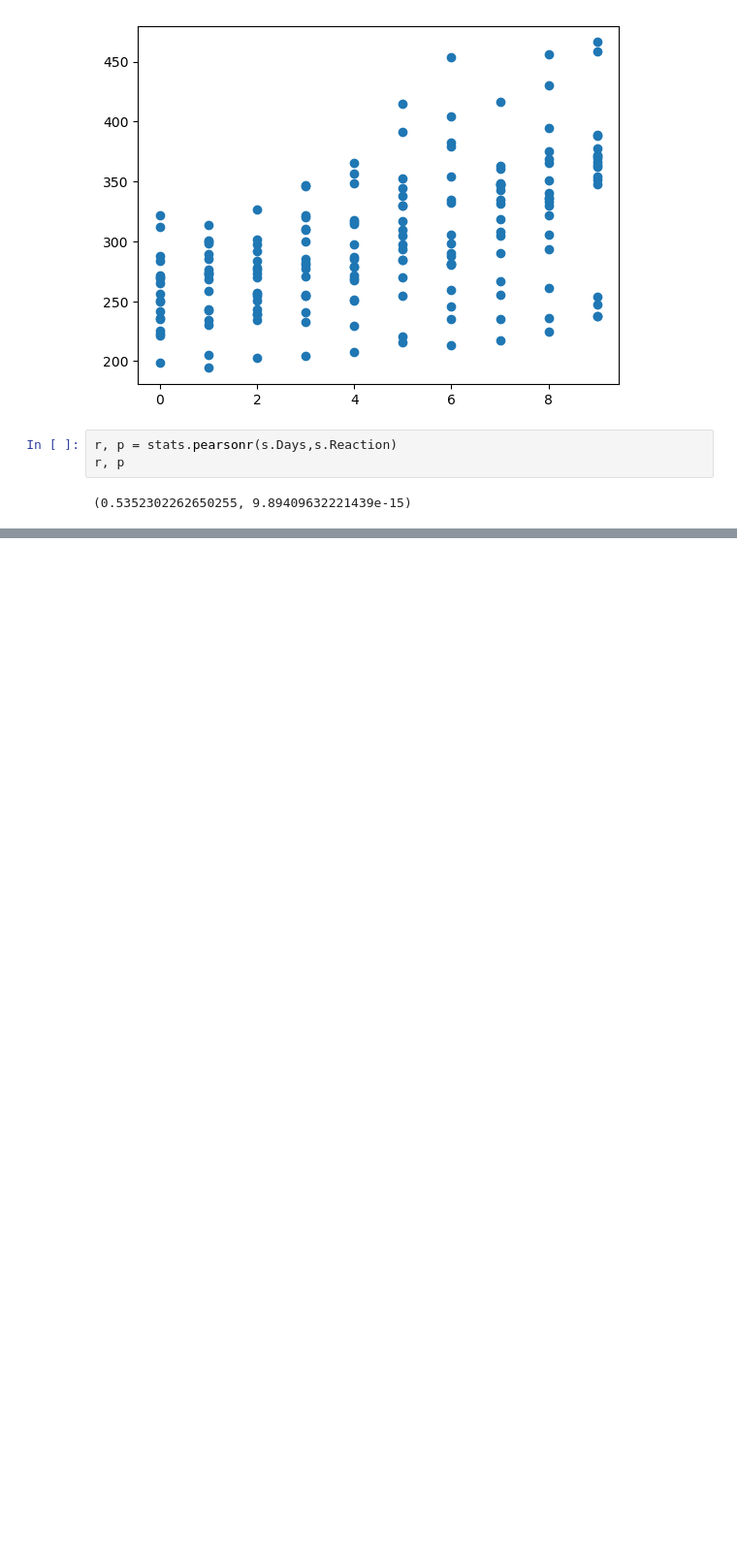
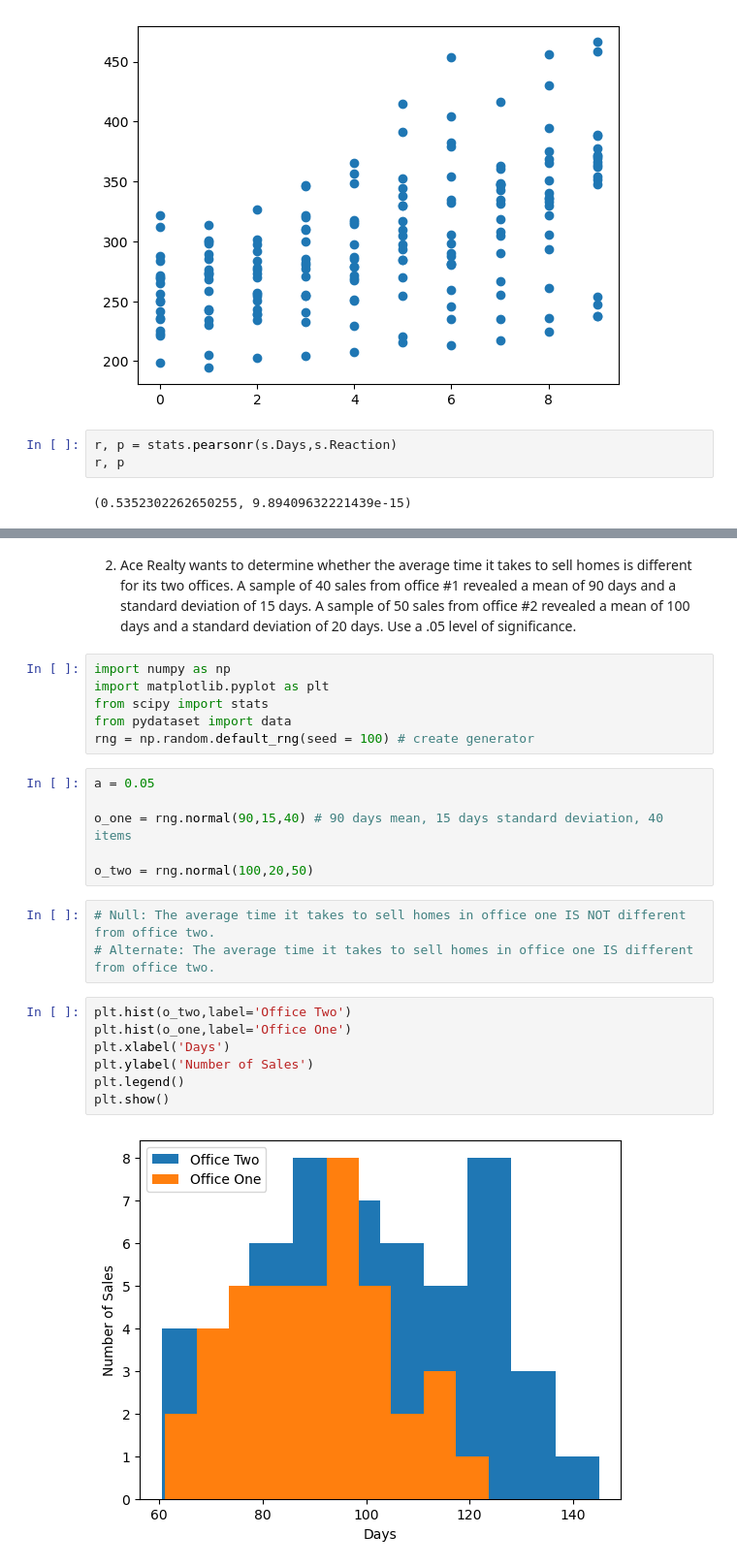
Before and after one commit to nickpedri/statistics-exercises, a Jupyter notebook: hypothesis_testing.ipynb, the cells around one changed output, grey strips where cells are left out. Shown: that part at 97% size. Saved outputs shown, nothing was run; the diff lists cells and outputs as text; blank space fills up the shorter version.

```diff
--- a/hypothesis_testing.ipynb
+++ b/hypothesis_testing.ipynb
@@ -442,0 +464,26 @@ r, p
+# %% [markdown]
+2. Ace Realty wants to determine whether the average time it takes to sell homes is different for its two offices. A sample of 40 sales from office #1 revealed a mean of 90 days and a standard deviation of 15 days. A sample of 50 sales from office #2 revealed a mean of 100 days and a standard deviation of 20 days. Use a .05 level of significance.
+# %%
+import numpy as np
+import matplotlib.pyplot as plt
+from scipy import stats
+from pydataset import data
+rng = np.random.default_rng(seed = 100) # create generator
+# %%
+a = 0.05
+
+o_one = rng.normal(90,15,40) # 90 days mean, 15 days standard deviation, 40 items
+
+o_two = rng.normal(100,20,50)
+# %%
+# Null: The average time it takes to sell homes in office one IS NOT different from office two.
+# Alternate: The average time it takes to sell homes in office one IS different from office two.
+# %%
+plt.hist(o_two,label='Office Two')
+plt.hist(o_one,label='Office One')
+plt.xlabel('Days')
+plt.ylabel('Number of Sales')
+plt.legend()
+plt.show()
+# %% [output]
+[figure, added]
```
Also changed, not shown: parts of 35 cells of this notebook.
